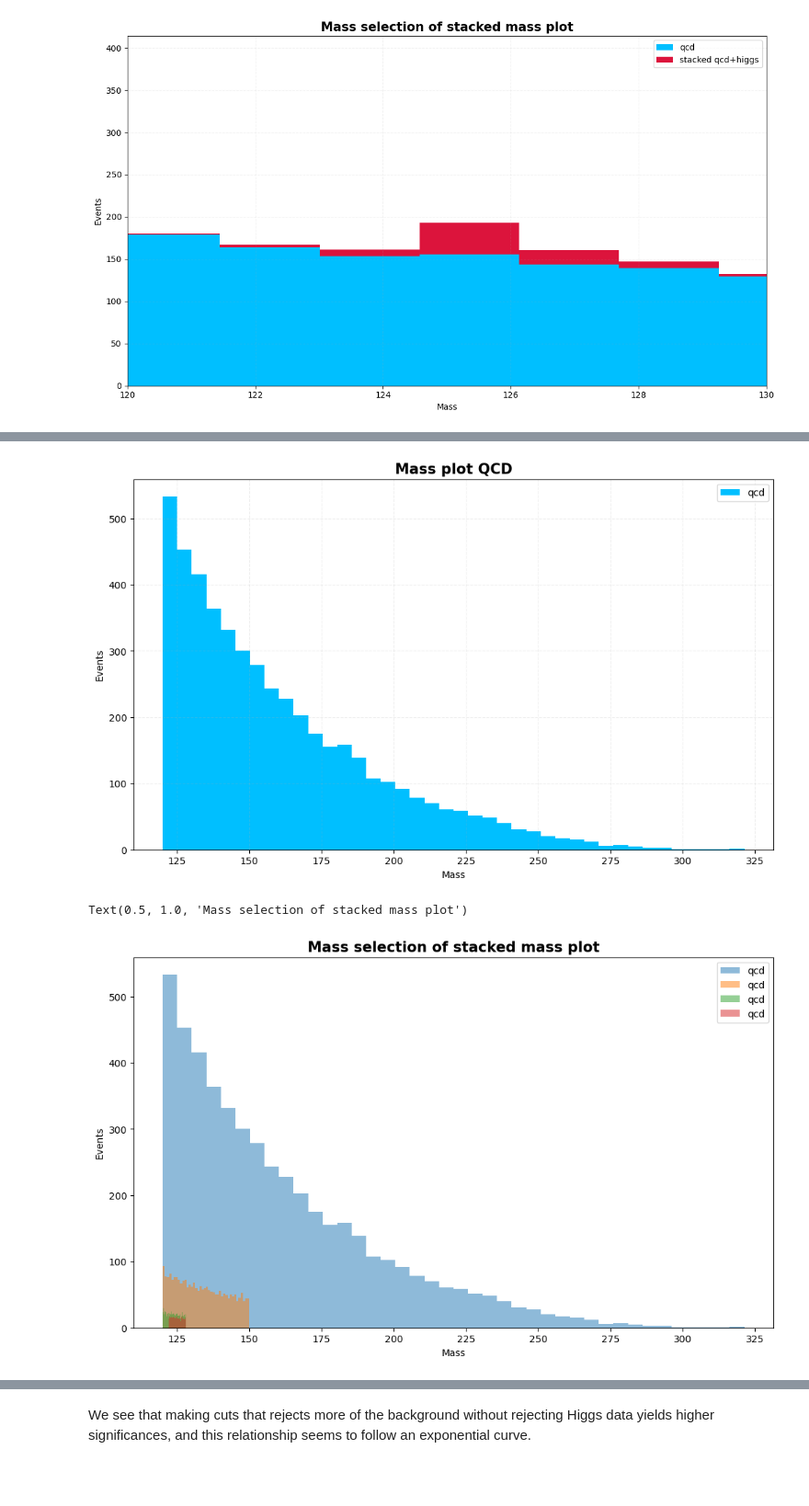
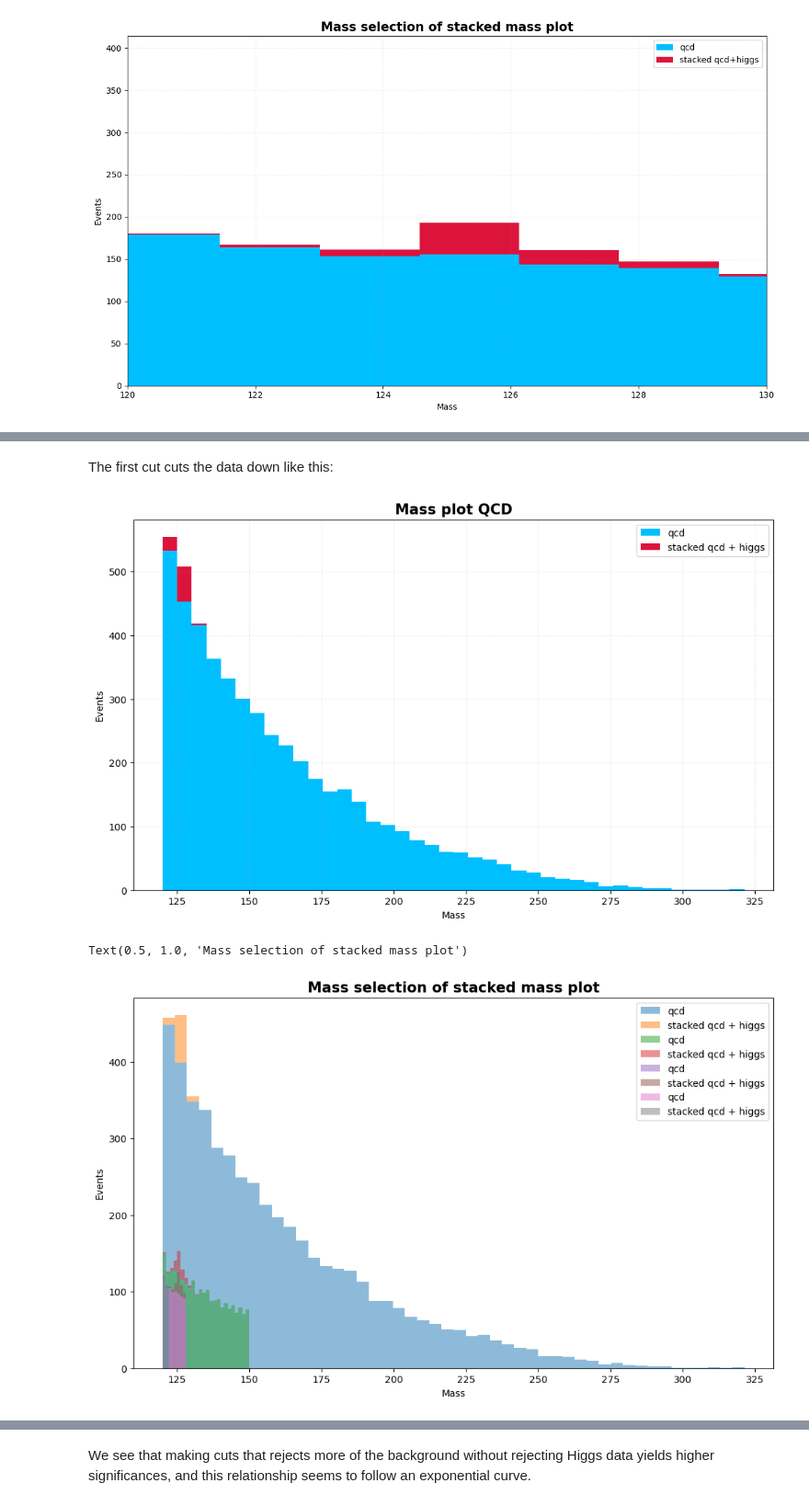
Before and after one commit to SOLHAUG13/Phys434_Autumn2021, a Jupyter notebook: Lab7/Lab7_PHYS434_Solhaug_Erik.ipynb, the cells around one changed output, grey strips where cells are left out. Shown at 92% size. Drawn from its saved outputs; the diff is of its cells as text; code cells hidden in the pictures; blank space fills up the shorter version.

Commit message:
corrected weights

```diff
--- a/Lab7/Lab7_PHYS434_Solhaug_Erik.ipynb
+++ b/Lab7/Lab7_PHYS434_Solhaug_Erik.ipynb
@@ -120,6 +120,9 @@ For more information on the jet parameters, see p. 17 in this paper https://arxi
 plt.rcParams["figure.figsize"] = (12,7)
 # %%
 N_Higgs = 100
-N_QCD = 20000
-N_tot = N_QCD+N_Higgs
+N_QCD = 20_000
+N_data = 100_000
+
+w_QCD = N_QCD/N_data
+w_Higgs = N_Higgs/N_data
 # %%
@@ -251,36 +254,46 @@ cut = higgs['mass'][mask1]
 cuthiggs4 = cut[mask2]
 # %%
 cuts_higgs = [cuthiggs1, cuthiggs2, cuthiggs3, cuthiggs4]
+# %% [markdown]
+The first cut cuts the data down like this:
 # %%
-N_Higgs = 100
-N_QCD = 20000
+bins = 100
 
-bins = 70
+X1 = cuts[0]['mass']
+X2 = cuts_higgs[0]['mass']
 
-n1, temp1, temp2 = plt.hist(cut1, bins = 40, weights = np.repeat((N_QCD/qcd['mass'].size), cut1.size), color='deepskyblue', label = 'qcd')
+w1 = np.ones(X1.size)*w_QCD
+w2 = np.ones(X2.size)*w_Higgs
+
+n1, temp1, temp2 = plt.hist([X1,X2], stacked=True, bins = 40, weights=[w1,w2], color=['deepskyblue','crimson'], label = ['qcd', 'stacked qcd + higgs'])
 plt.xlabel('Mass')
 plt.ylabel('Events')
 plt.title('Mass plot QCD', fontsize = 15, fontweight='bold')
 plt.grid(linestyle='--', alpha=0.2)
 plt.legend();
 # %% [output]
-[figure, old version]
+[figure, new version]
 # %%
-n = []
+nqcd = []
+nhiggs = []
 
-for cut in cuts:
+for index in range(0, len(cuts)):
 
-    N_Higgs = 100
-    N_QCD = 20000
+    X1 = cuts[index]['mass']
+    X2 = cuts_higgs[index]['mass']
 
-    n1, temp1, temp2 = plt.hist(cut, bins=40, weights = np.repeat((N_QCD/qcd['mass'].size), len(cut)), label = 'qcd', alpha=0.5)
+    w1 = np.ones(X1.size)*w_QCD
+    w2 = np.ones(X2.size)*w_Higgs
+
+    narray, temp1, temp2 = plt.hist([X1,X2], stacked=True, bins=round(X1.size/500), weights=[w1, w2], label=['qcd', 'stacked qcd + higgs'], alpha=0.5)
     plt.grid(linestyle='--', alpha=0.2)
     plt.legend();
 
-    n.append(n1)
+    nqcd.append(narray[0])
+    nhiggs.append(narray[1])
 plt.xlabel('Mass')
 plt.ylabel('Events')
 plt.title('Mass selection of stacked mass plot', fontsize = 15, fontweight='bold')
 # %% [output]
 Text(0.5, 1.0, 'Mass selection of stacked mass plot')
-[figure, old version]
+[figure, new version]
```
Also changed, not shown: parts of 33 cells of this notebook.
